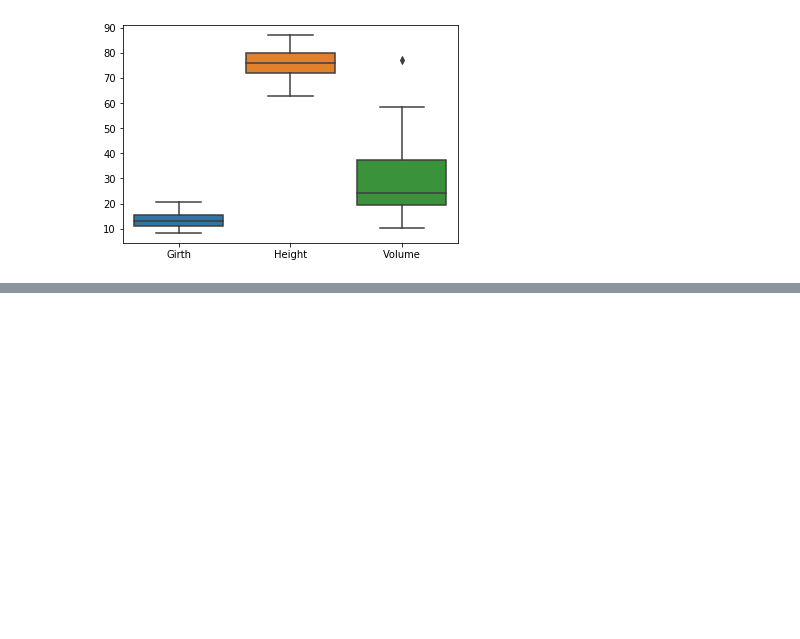
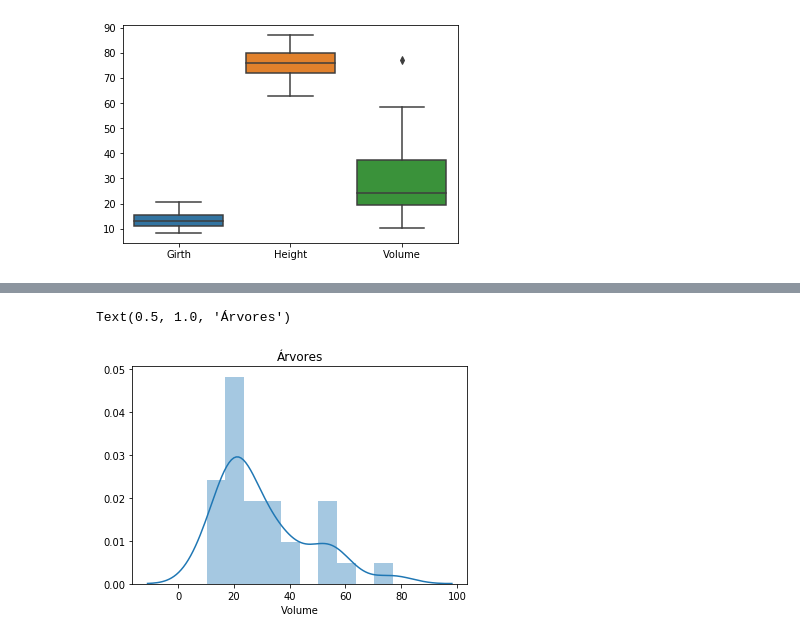
Before and after one commit to filipanselmo11/Ciencia_De_Dados_Python_e_R, a Jupyter notebook: grafico_e_dashboards.ipynb, the cells around one changed output, grey strips where cells are left out. Drawn from its saved outputs; the diff is of its cells as text; code cells hidden in the pictures; blank space fills up the shorter version.

```diff
--- a/grafico_e_dashboards.ipynb
+++ b/grafico_e_dashboards.ipynb
@@ -209,3 +209,5 @@ sns.boxplot(data = base)
 [figure]
 # %%
 #hisatograma e densidade
+dados = pd.read_csv('./Dados_dashboards/trees.csv')
+dados.head()
@@ -211,0 +221,5 @@ sns.boxplot(data = base)
+# %%
+sns.distplot(dados.Volume, bins=10, axlabel='Volume').set_title('Árvores')
+# %% [output]
+Text(0.5, 1.0, 'Árvores')
+[figure, added]
```
Also changed, not shown: parts of 20 cells of this notebook.
